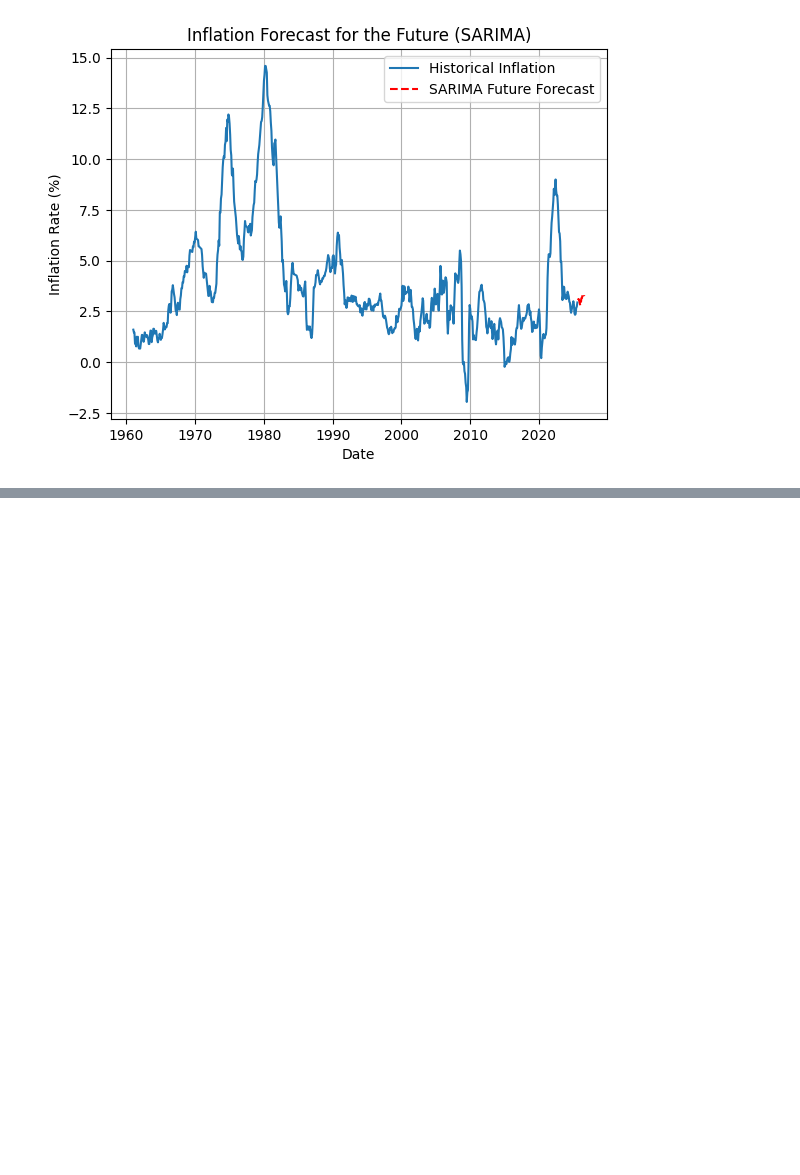
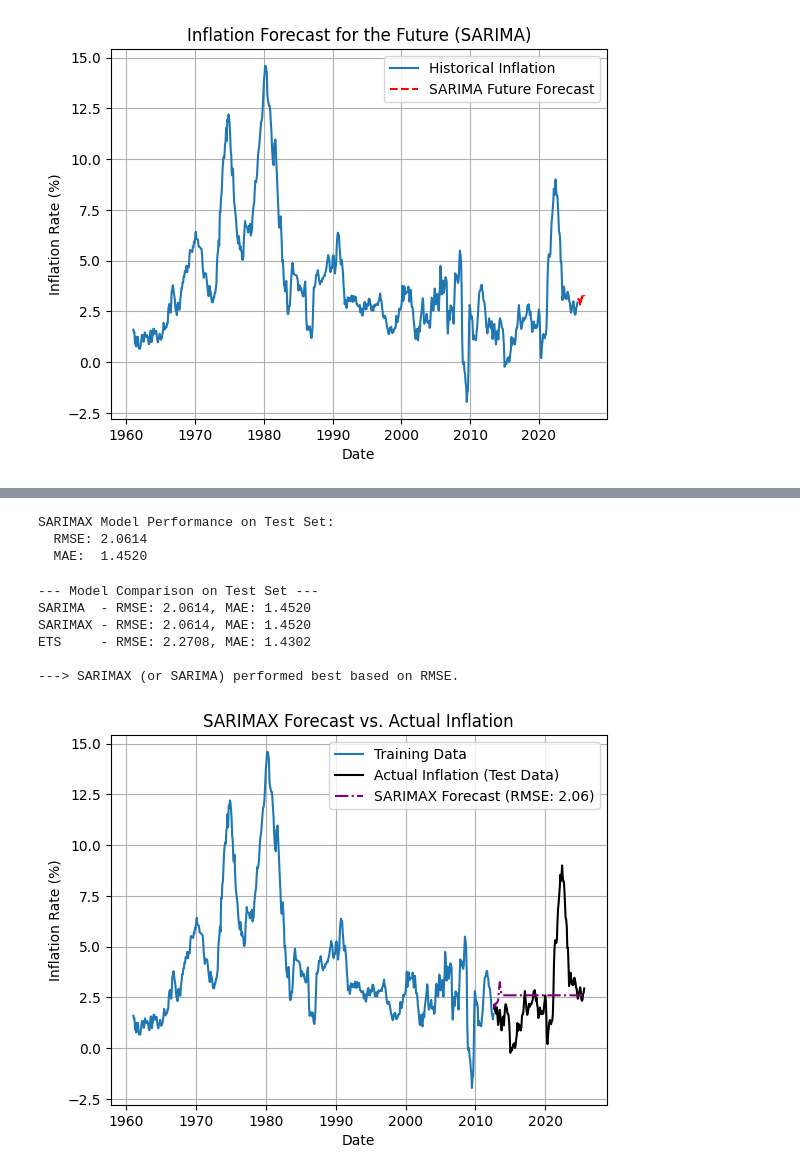
Before and after one commit to VandanTank/inflation-forecasting, a Jupyter notebook: inflation_forecasting.ipynb, the cells around one changed output, grey strips where cells are left out. Saved outputs shown, nothing was run; the diff lists cells and outputs as text; code cells hidden in the pictures; blank space fills up the shorter version.

```diff
--- a/inflation_forecasting.ipynb
+++ b/inflation_forecasting.ipynb
@@ -431,0 +558,14 @@ Freq: MS, dtype: float64
+# %%
+# Generate SARIMAX predictions
+# We MUST provide the corresponding exogenous variables for the forecast period
+predictions_sarimax = auto_model_sarimax.predict(
+    n_periods=n_forecast_periods,
+    exogenous=exog_test # Provide future exogenous values
+)
+
+# Store predictions in a pandas Series
+prediction_series_sarimax = pd.Series(predictions_sarimax, index=test_set.index)
+
+# Display the first few forecasted values
+print("\n--- SARIMAX Forecasted Values (Test Period Head) ---")
+print(prediction_series_sarimax.head())
@@ -431,0 +581,48 @@ Freq: MS, dtype: float64
+# %%
+# Calculate RMSE and MAE for the SARIMAX model forecasts
+rmse_sarimax = np.sqrt(mean_squared_error(test_set['YoY_Inflation'], prediction_series_sarimax))
+mae_sarimax = mean_absolute_error(test_set['YoY_Inflation'], prediction_series_sarimax)
+
+# Print the SARIMAX model's error metrics
+print(f"SARIMAX Model Performance on Test Set:")
+print(f"  RMSE: {rmse_sarimax:.4f}")
+print(f"  MAE:  {mae_sarimax:.4f}")
+# %% [output]
+SARIMAX Model Performance on Test Set:
+  RMSE: 2.0614
+  MAE:  1.4520
+# %%
+# Print the metrics for all models
+print("\n--- Model Comparison on Test Set ---")
+print(f"SARIMA  - RMSE: {rmse_sarima:.4f}, MAE: {mae_sarima:.4f}")
+print(f"SARIMAX - RMSE: {rmse_sarimax:.4f}, MAE: {mae_sarimax:.4f}")
+print(f"ETS     - RMSE: {rmse_ets:.4f}, MAE: {mae_ets:.4f}")
+
+# Determine the best model based on RMSE
+if rmse_sarimax <= rmse_sarima and rmse_sarimax < rmse_ets:
+    print("\n---> SARIMAX (or SARIMA) performed best based on RMSE.")
+elif rmse_sarima < rmse_sarimax and rmse_sarima < rmse_ets:
+     print("\n---> SARIMA performed best based on RMSE.")
+else:
+    print("\n---> ETS performed best (or equally well) based on RMSE.")
+# %% [output]
+--- Model Comparison on Test Set ---
+SARIMA  - RMSE: 2.0614, MAE: 1.4520
+SARIMAX - RMSE: 2.0614, MAE: 1.4520
+ETS     - RMSE: 2.2708, MAE: 1.4302
+
+---> SARIMAX (or SARIMA) performed best based on RMSE.
+# %%
+# Plot training, actual test, and SARIMAX forecast
+plt.plot(train_set['YoY_Inflation'], label='Training Data')
+plt.plot(test_set['YoY_Inflation'], label='Actual Inflation (Test Data)', color='black', linewidth=1.5)
+plt.plot(prediction_series_sarimax, label=f'SARIMAX Forecast (RMSE: {rmse_sarimax:.2f})', color='purple', linestyle='-.') # Changed color/style
+
+plt.title('SARIMAX Forecast vs. Actual Inflation')
+plt.xlabel('Date')
+plt.ylabel('Inflation Rate (%)')
+plt.legend()
+plt.grid(True)
+plt.show()
+# %% [output]
+[figure, added]
```
Also changed, not shown: parts of 13 cells of this notebook, 1 other file.
